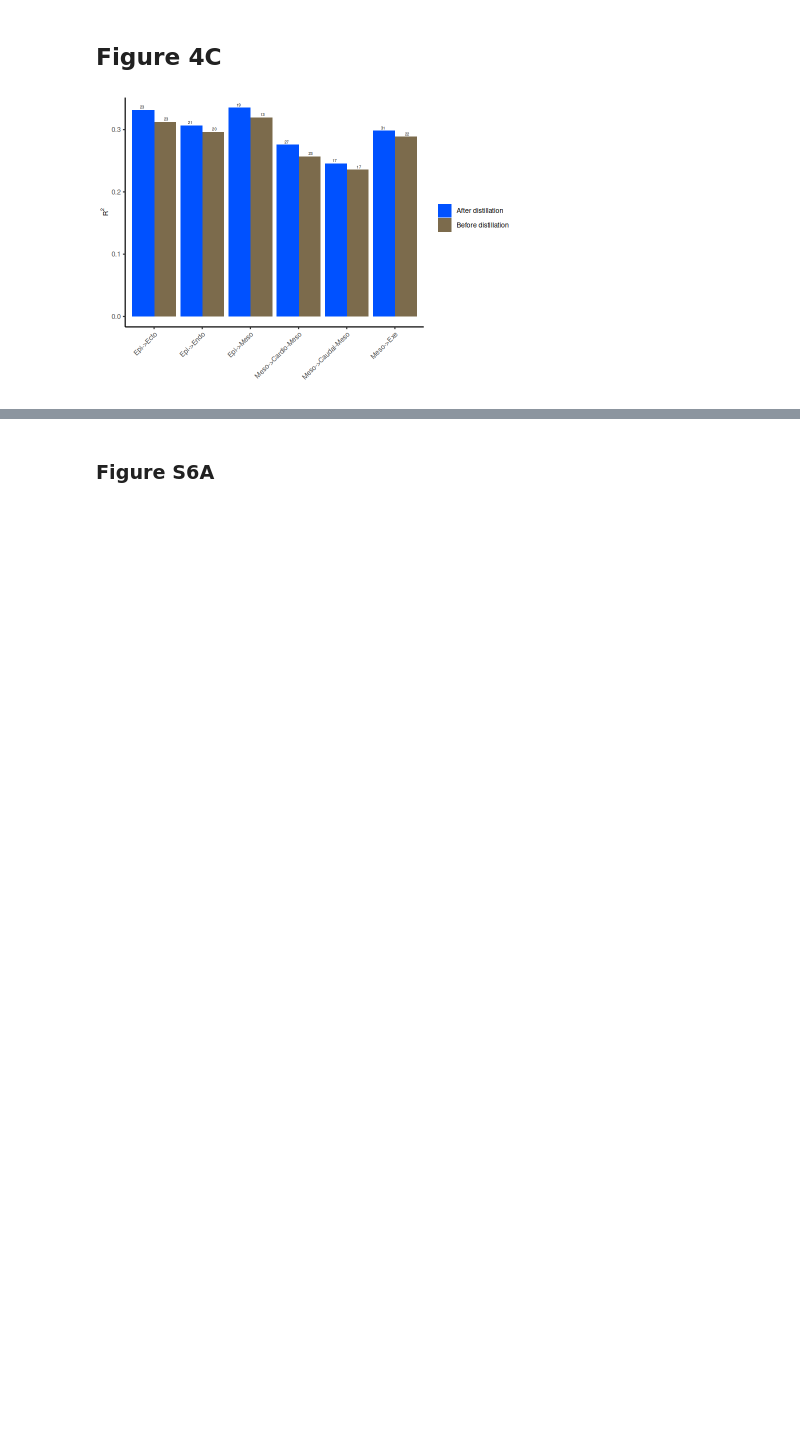
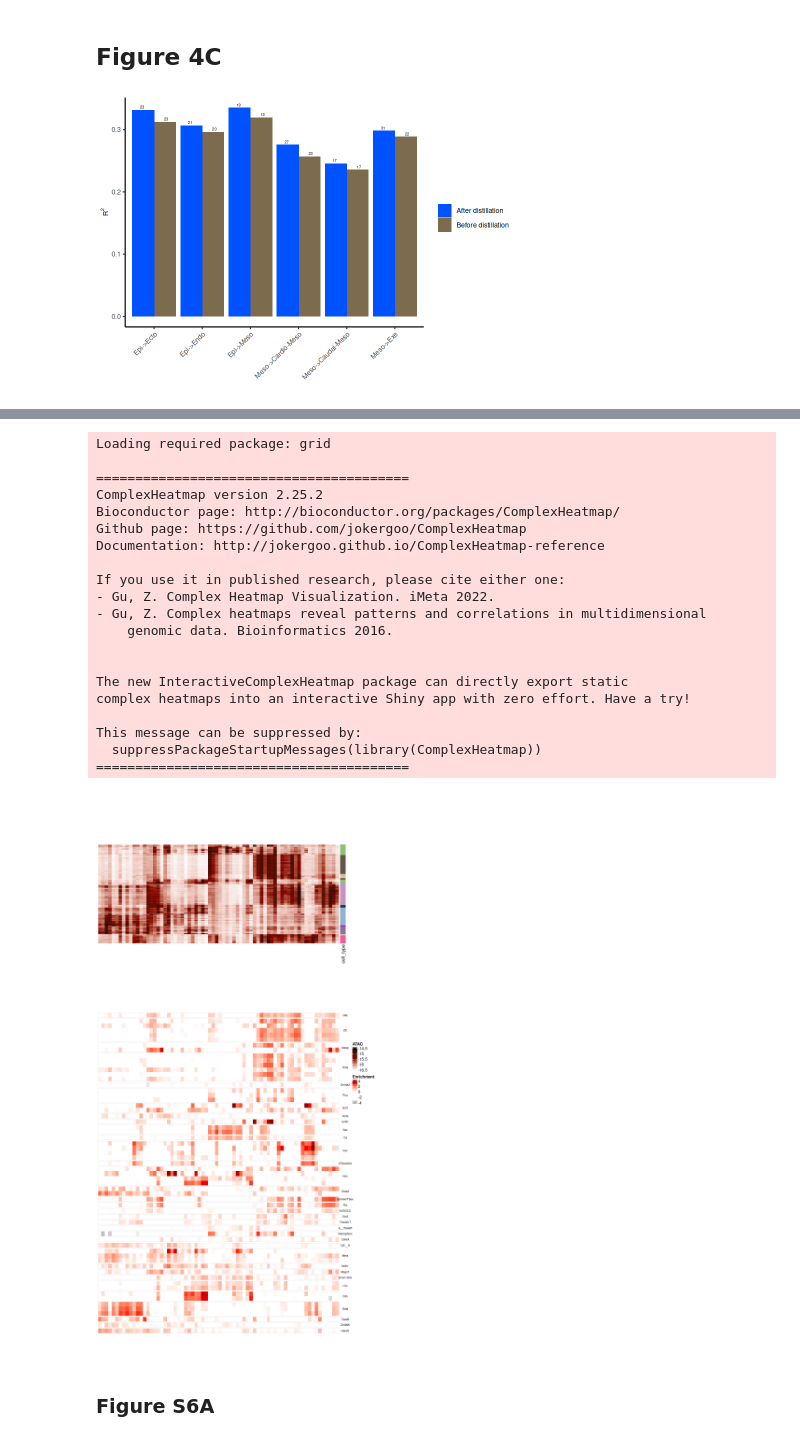
Before and after one commit to tanaylab/IQ-paper, a Jupyter notebook: analysis/Figure4.ipynb, the cells around one changed output, grey strips where cells are left out. Saved outputs shown, nothing was run; the diff lists cells and outputs as text; code cells hidden in the pictures; blank space fills up the shorter version.

Commit message:
Added Figure 4D

```diff
--- a/analysis/Figure4.ipynb
+++ b/analysis/Figure4.ipynb
@@ -171,3 +173,82 @@ p
+# %%
+fig4d_dir <- here("data/fig4d")
+stopifnot(dir.exists(fig4d_dir))
+library(ComplexHeatmap)
+
+crecl_egc <- readr::read_rds(here("data/fig4d/crecl_egc.rds"))
+crecl_order <- readr::read_rds(here("data/fig4d/crecl_order.rds"))
+md_f <- readr::read_rds(here("data/fig4d/md_f.rds"))
+enrich_mat <- readr::read_rds(here("data/fig4d/enrich_mat.rds"))
+plot_mat <- readr::read_rds(here("data/fig4d/plot_mat.rds"))
+motif_ord_df <- readr::read_rds(here("data/fig4d/motif_ord_df.rds"))
+ct_to_lin_col <- readr::read_rds(here("data/fig4d/ct_to_lin_col.rds"))
+
+set_plot_size(10, 20)
+ct_annot <- ComplexHeatmap::rowAnnotation(cell_type = md_f$cell_type, col = list(cell_type = ct_to_lin_col), show_legend = FALSE)
+hm_atac <- ComplexHeatmap::Heatmap(t(crecl_egc[crecl_order, ]),
+    name = "ATAC", cluster_rows = FALSE, cluster_columns = FALSE, show_row_names = FALSE, show_column_names = FALSE,
+    col = c("white", "darkred", "black"),
+    right_annotation = ct_annot,
+    height = unit(0.5, "npc"),
+    row_title_gp = grid::gpar(fontfamily = "ArialMT", fontsize = 5),
+    column_title_gp = grid::gpar(fontfamily = "ArialMT", fontsize = 5),
+    row_names_gp = grid::gpar(fontfamily = "ArialMT", fontsize = 5),
+    column_names_gp = grid::gpar(fontfamily = "ArialMT", fontsize = 7),
+    use_raster = TRUE
+)
+
+row_groups <- motif_ord_df$group
+hm_energy <- ComplexHeatmap::Heatmap(
+    t(plot_mat),
+    name = "Enrichment",
+    cluster_rows = FALSE,
+    cluster_columns = FALSE,
+    show_row_names = FALSE,
+    show_column_names = FALSE,
+    column_names_side = "top",
+    col = circlize::colorRamp2(c(-4, -3, 0, 3, 4), c("darkgray", "white", "white", "red", "darkred")),
+    height = unit(0.9, "npc"),
+    row_title_gp = grid::gpar(fontfamily = "ArialMT", fontsize = 7),
+    column_title_gp = grid::gpar(fontfamily = "ArialMT", fontsize = 7),
+    row_names_gp = grid::gpar(fontfamily = "ArialMT", fontsize = 7),
+    column_names_gp = grid::gpar(fontfamily = "ArialMT", fontsize = 7),
+    use_raster = TRUE,
+    row_split = row_groups,
+    row_title = NULL,
+    right_annotation = ComplexHeatmap::rowAnnotation(
+        group = ComplexHeatmap::anno_block(
+            gp = grid::gpar(fill = NA, col = NA),
+            labels = levels(row_groups),
+            labels_rot = 0, labels_gp = grid::gpar(fontfamily = "ArialMT", fontsize = 7)
+        )
+    ),
+    border = TRUE,
+    border_gp = grid::gpar(col = "gray", lwd = 0.2)
+)
+
+hm_atac %v% hm_energy
+# %% [output]
+Loading required package: grid
+
+========================================
+ComplexHeatmap version 2.25.2
+Bioconductor page: http://bioconductor.org/packages/ComplexHeatmap/
+Github page: https://github.com/jokergoo/ComplexHeatmap
+Documentation: http://jokergoo.github.io/ComplexHeatmap-reference
+
+If you use it in published research, please cite either one:
+- Gu, Z. Complex Heatmap Visualization. iMeta 2022.
+- Gu, Z. Complex heatmaps reveal patterns and correlations in multidimensional
+    genomic data. Bioinformatics 2016.
+
+
+The new InteractiveComplexHeatmap package can directly export static
+complex heatmaps into an interactive Shiny app with zero effort. Have a try!
+
+This message can be suppressed by:
+  suppressPackageStartupMessages(library(ComplexHeatmap))
+========================================
+[figure, added]
 # %% [markdown]
 ### Figure S6A
 # %%
```
Also changed, not shown: parts of 1 cell of this notebook, 4 other files.
